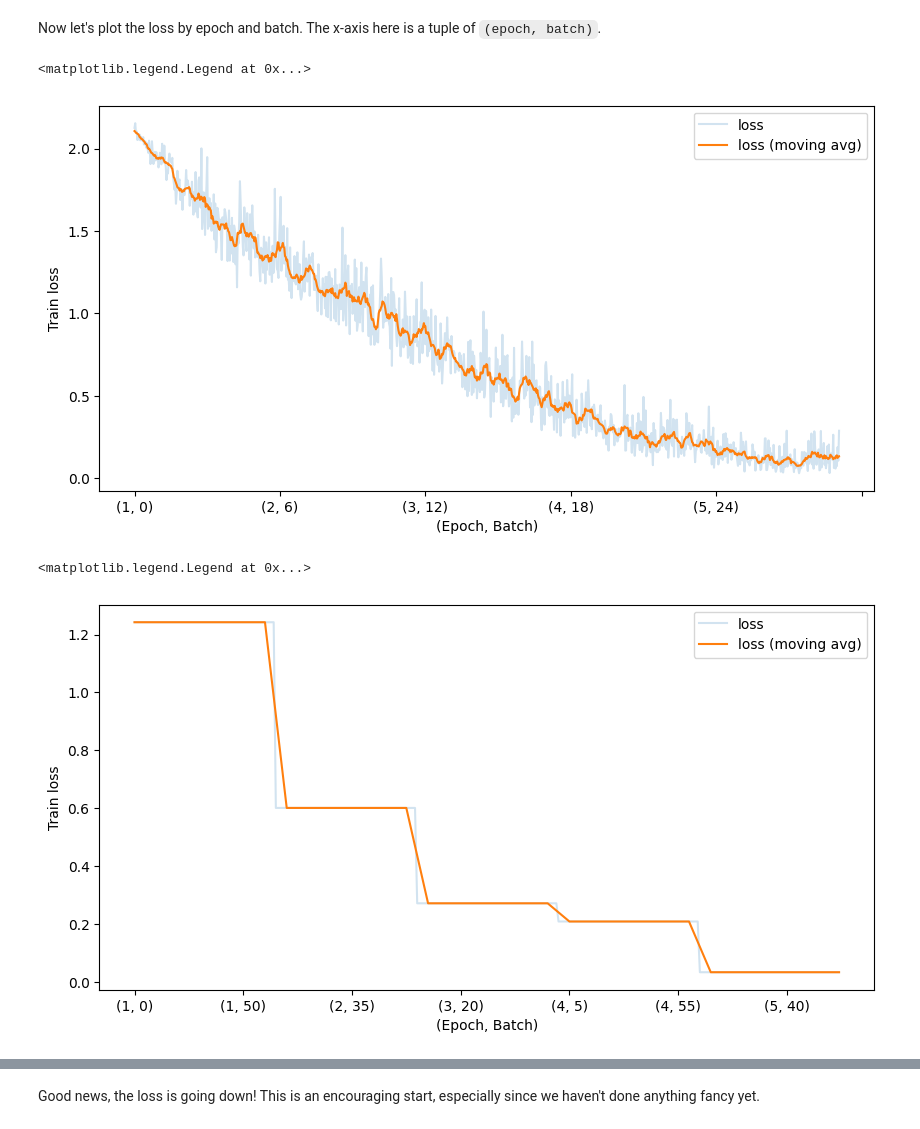
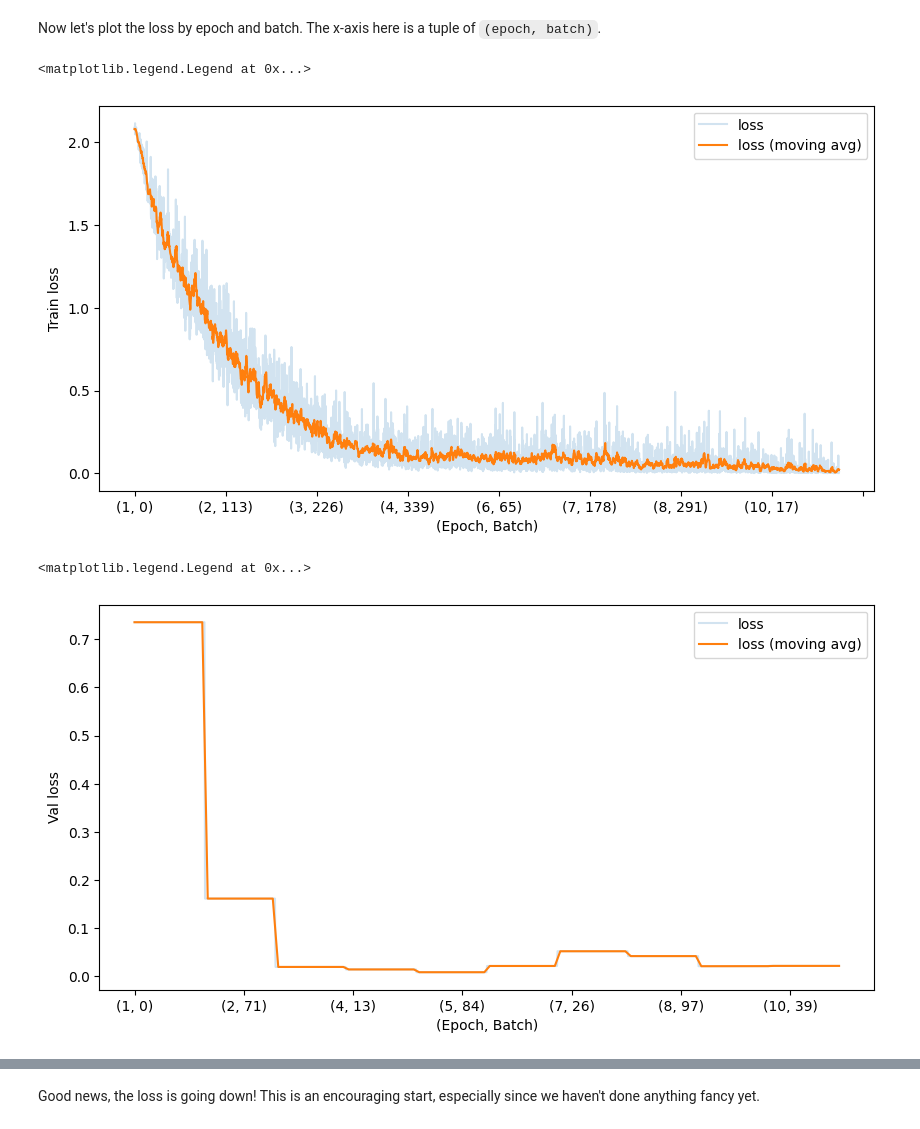
Before and after one commit to dominikhoeing/ds-capstone-project, a Jupyter notebook: notebooks/benchmark.ipynb, the cells around one changed output, grey strips where cells are left out. Drawn from its saved outputs; the diff is of its cells as text; code cells hidden in the pictures.

```diff
--- a/notebooks/benchmark.ipynb
+++ b/notebooks/benchmark.ipynb
@@ -192,7 +192,7 @@ For the purposes of this benchmark, we're also going to limit ourselves to a 50%
 # %%
 from sklearn.model_selection import train_test_split
 
-frac = 0.5
+frac = 1.
 
 y = train_labels.sample(frac=frac, random_state=1)
 x = train_features.loc[y.index].filepath.to_frame()
@@ -375,7 +375,7 @@ For each epoch we'll iterate through the batches, and for each batch we'll do th
 3. Compute the loss and track it.
 4. Compute our gradients and update our weight parameters.
 # %%
-num_epochs = 5
+num_epochs = 10
 
 train_loss = {}
 val_loss = {}
@@ -450,21 +455,21 @@ plt.ylabel("Train loss")
 plt.legend(loc=0)
 # %% [output]
 <matplotlib.legend.Legend at 0x...>
-[figure, old version]
+[figure, new version]
 # %%
 train_loss = pd.Series(val_loss)
 
 plt.figure(figsize=(10, 5))
 train_loss.plot(alpha=0.2, label="loss")
 train_loss.rolling(center=True, min_periods=1, window=10).mean().plot(
     label="loss (moving avg)"
 )
 plt.xlabel("(Epoch, Batch)")
-plt.ylabel("Train loss")
+plt.ylabel("Val loss")
 plt.legend(loc=0)
 # %% [output]
 <matplotlib.legend.Legend at 0x...>
-[figure, old version]
+[figure, new version]
 # %%
 train_loss
 # %% [output]
```
Also changed, not shown: parts of 14 cells of this notebook.
